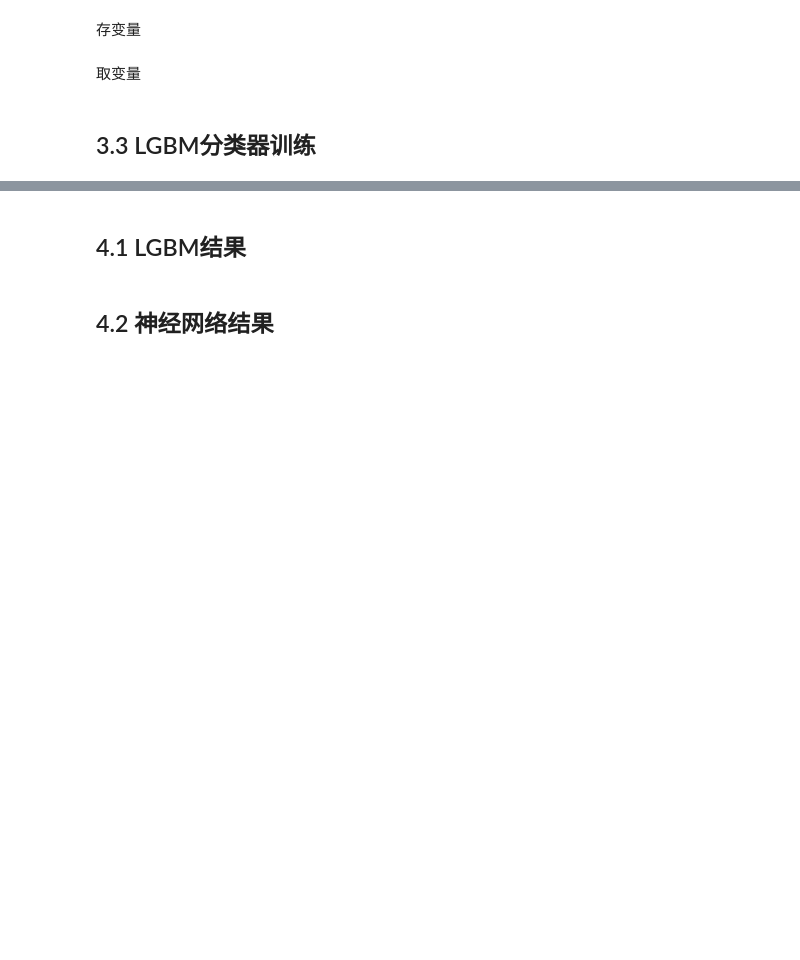
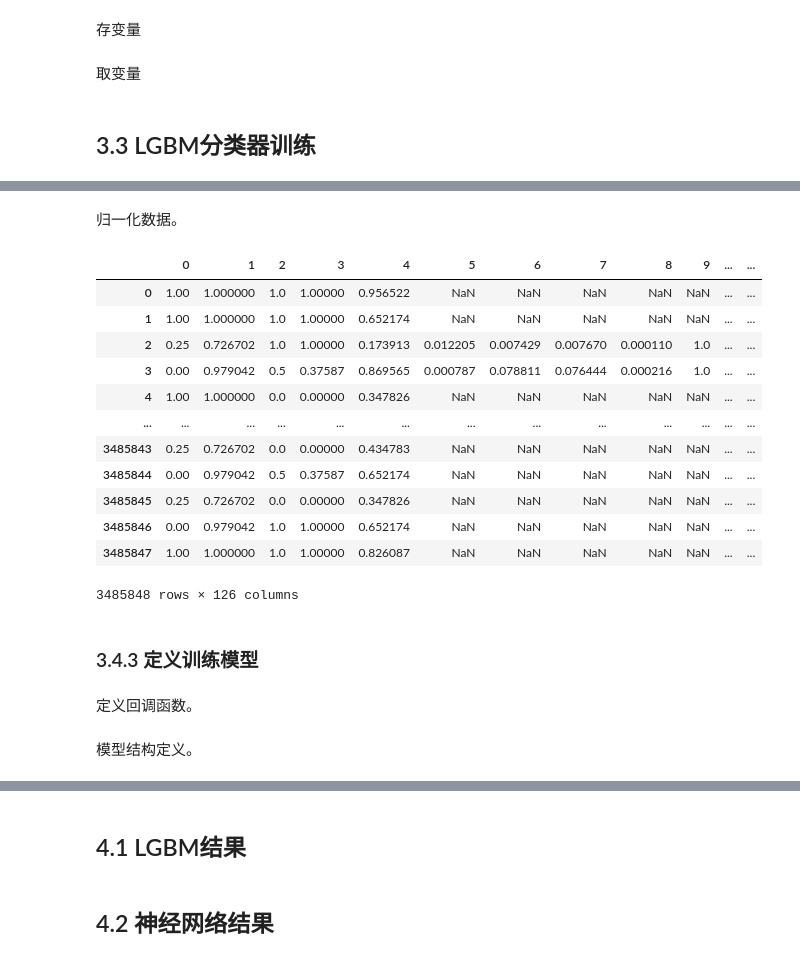
Before and after one commit to mokizzz/python_datamining_rayiooo, a Jupyter notebook: project3/main_v4.ipynb, the cells around one changed output, grey strips where cells are left out. Saved outputs shown, nothing was run; the diff lists cells and outputs as text; code cells hidden in the pictures; blank space fills up the shorter version.

```diff
--- a/project3/main_v4.ipynb
+++ b/project3/main_v4.ipynb
@@ -411,8 +378,9 @@ logging.info("train shape %s, test shape %s",
              data.iloc[:len_train_label].shape,
              data.iloc[len_train_label:].shape)
 
-save_param(data, 'data')
-del data
+with open(f'{base_path}/temp/data.txt', 'wb') as f:
+    pickle.dump(data, f)
+    del data
 
 
 # 分层采样，交叉验证（切分5片）
@@ -456,2 +425,23 @@ feature_cols = read_param('feature_cols')
+# %%
+import pickle
+
+with open(f'{base_path}/temp/X_train.txt', 'rb') as f:
+    X_train = pickle.load(f)
+with open(f'{base_path}/temp/y_train.txt', 'rb') as f:
+    y_train = pickle.load(f)
+with open(f'{base_path}/temp/X_val.txt', 'rb') as f:
+    X_val = pickle.load(f)
+with open(f'{base_path}/temp/y_val.txt', 'rb') as f:
+    y_val = pickle.load(f)
+with open(f'{base_path}/temp/test.txt', 'rb') as f:
+    test = pickle.load(f)
+with open(f'{base_path}/temp/sub.txt', 'rb') as f:
+    sub = pickle.load(f)
+with open(f'{base_path}/temp/X_train_all.txt', 'rb') as f:
+    X_train_all = pickle.load(f)
+with open(f'{base_path}/temp/y_train_all.txt', 'rb') as f:
+    y_train_all = pickle.load(f)
+with open(f'{base_path}/temp/feature_cols.txt', 'rb') as f:
+    feature_cols = pickle.load(f)
 # %% [markdown]
 ## 3.3 LGBM分类器训练
@@ -720,0 +576,8 @@ test = read_param('test')
+# %%
+from collections import Counter
+from imblearn.over_sampling import RandomOverSampler
+
+logging.info('y_train distribution is %s' % Counter(y_train))
+ros = RandomOverSampler(random_state=0)
+X_resampled, y_resampled = ros.fit_resample(X_train, y_train)
+logging.info('y_resampled distribution is %s' % Counter(y_resampled))
@@ -720,0 +587,28 @@ test = read_param('test')
+# %% [markdown]
+归一化数据。
+# %%
+from sklearn.preprocessing import MinMaxScaler
+
+mms = MinMaxScaler()
+x = X_resampled.values
+x = mms.fit_transform(x)
+X_resampled = pd.DataFrame(x)
+X_resampled
+# %% [output]
+|  | 0 | 1 | 2 | 3 | 4 | 5 | 6 | 7 | 8 | 9 | ... | ... |
+| 0 | 1.00 | 1.000000 | 1.0 | 1.00000 | 0.956522 | NaN | NaN | NaN | NaN | NaN | ... | ... |
+| 1 | 1.00 | 1.000000 | 1.0 | 1.00000 | 0.652174 | NaN | NaN | NaN | NaN | NaN | ... | ... |
+| 2 | 0.25 | 0.726702 | 1.0 | 1.00000 | 0.173913 | 0.012205 | 0.007429 | 0.007670 | 0.000110 | 1.0 | ... | ... |
+| 3 | 0.00 | 0.979042 | 0.5 | 0.37587 | 0.869565 | 0.000787 | 0.078811 | 0.076444 | 0.000216 | 1.0 | ... | ... |
+| 4 | 1.00 | 1.000000 | 0.0 | 0.00000 | 0.347826 | NaN | NaN | NaN | NaN | NaN | ... | ... |
+| ... | ... | ... | ... | ... | ... | ... | ... | ... | ... | ... | ... | ... |
+| 3485843 | 0.25 | 0.726702 | 0.0 | 0.00000 | 0.434783 | NaN | NaN | NaN | NaN | NaN | ... | ... |
+| 3485844 | 0.00 | 0.979042 | 0.5 | 0.37587 | 0.652174 | NaN | NaN | NaN | NaN | NaN | ... | ... |
+| 3485845 | 0.25 | 0.726702 | 0.0 | 0.00000 | 0.347826 | NaN | NaN | NaN | NaN | NaN | ... | ... |
+| 3485846 | 0.00 | 0.979042 | 1.0 | 1.00000 | 0.652174 | NaN | NaN | NaN | NaN | NaN | ... | ... |
+| 3485847 | 1.00 | 1.000000 | 1.0 | 1.00000 | 0.826087 | NaN | NaN | NaN | NaN | NaN | ... | ... |
+3485848 rows × 126 columns
+# %% [markdown]
+### 3.4.3 定义训练模型
+# %% [markdown]
+定义回调函数。
@@ -720,0 +622,2 @@ test = read_param('test')
+# %% [markdown]
+模型结构定义。
```
Also changed, not shown: parts of 55 cells of this notebook, 9 other files.
